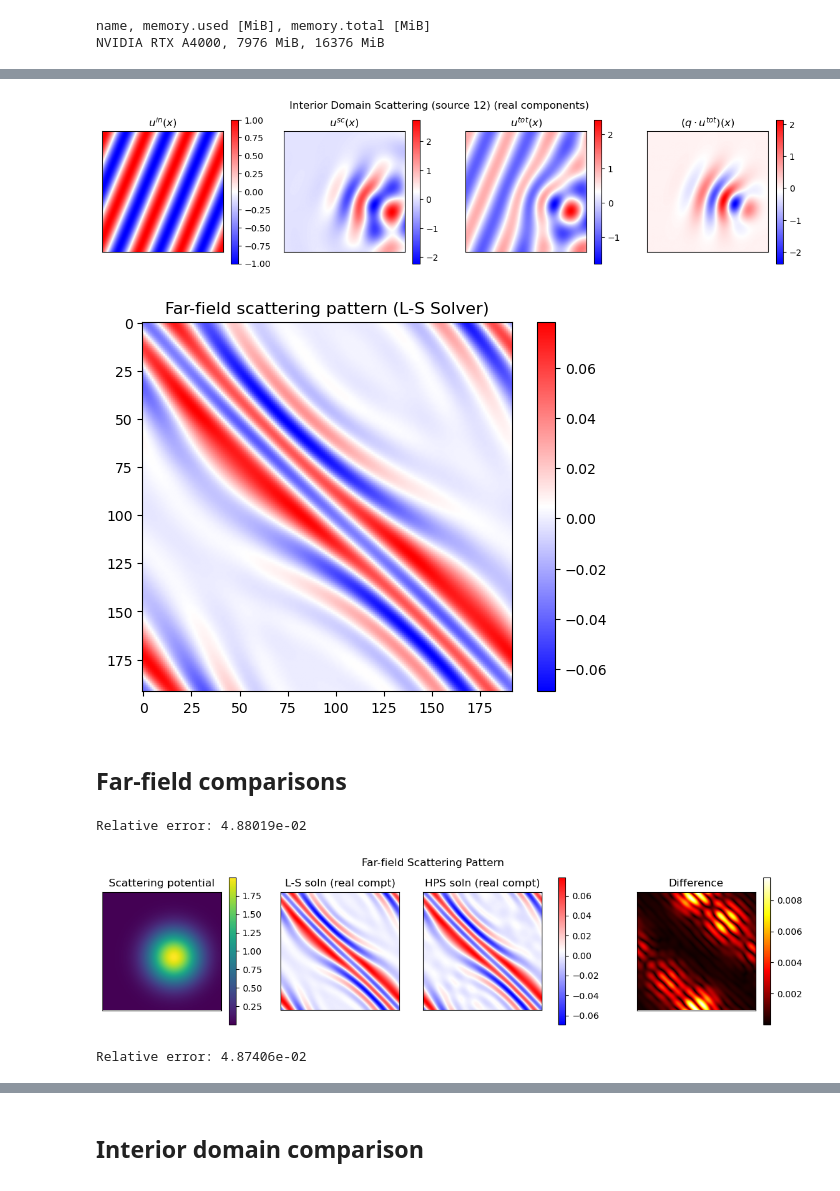
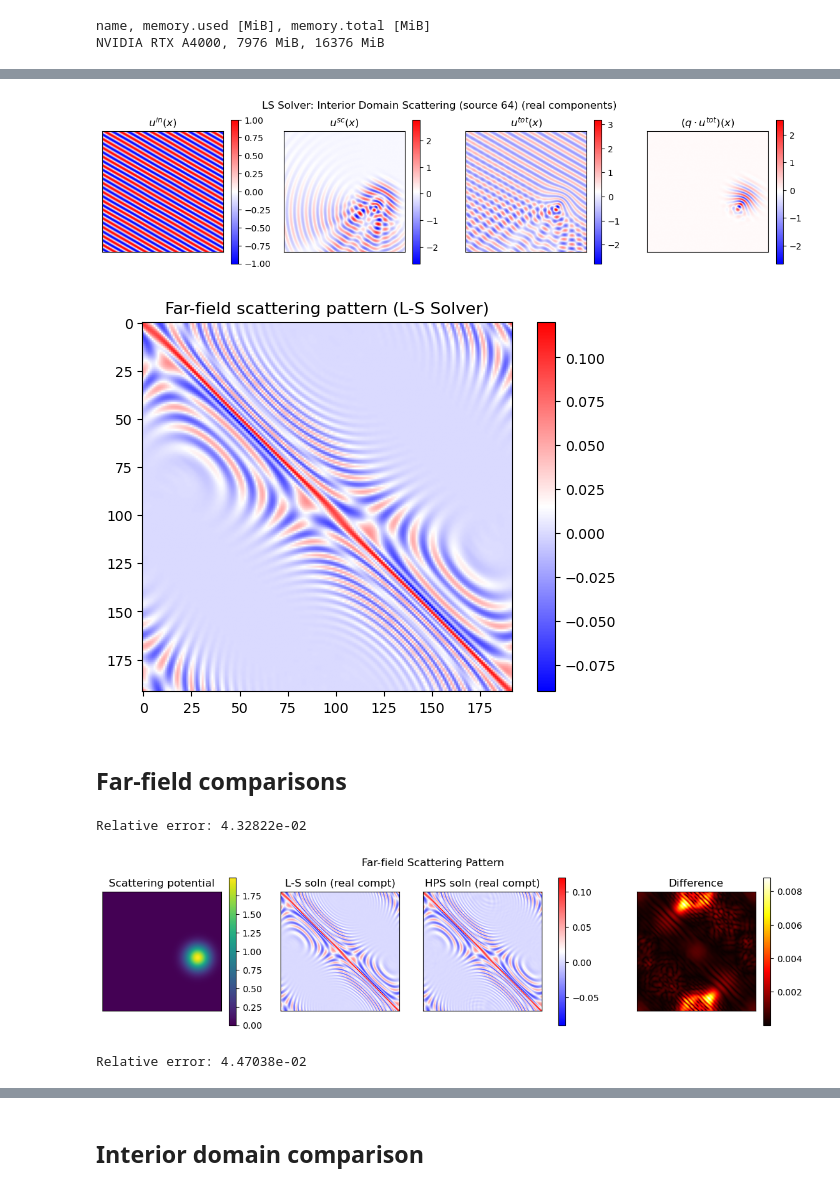
Before and after one commit to oortsang/jaxhps-scattering, a Jupyter notebook: 2025-06-26_lippmann_schwinger_comparison.ipynb, the cells around one changed output, grey strips where cells are left out. Cells and saved outputs as stored; diff of their text form; code cells hidden in the pictures.

```diff
--- a/2025-06-26_lippmann_schwinger_comparison.ipynb
+++ b/2025-06-26_lippmann_schwinger_comparison.ipynb
@@ -674,10 +674,10 @@ def notebook_solve_scattering_problem(
     t_1 = default_timer() - t_0
     return uscat_regular, t_1
 # %%
-bump_center = jnp.array([0.05, 0.1])
+bump_center = jnp.array([0.05, 0.3])
 # bump_center = jnp.array([0.0, 0.0])
 amplitude = 2
-sigma = 0.15
+sigma = 0.07
 q_fn_handle = lambda x: amplitude * jnp.exp(-0.5*jnp.sum( ((x-bump_center)/sigma)**2 ,axis=-1))
 
 # q_fn_handle = lambda x: q_gaussian_bumps(1.5 * x)
@@ -769,11 +769,11 @@ from exterior_solver.exterior_solver_for_Olivia import (
 )
 # %%
 # Basic problem dimensions
-k_str = "20"
+k_str = "100"
 k = float(k_str)
 
 N_x = 192
-L = 4
+L = 3
 p = 16 # chebyshev order
 pm2 = p-2 # gauss-legendre order
 n_per_leaf = int(np.round(N_x / (2**L)))
@@ -788,6 +788,7 @@ source_dirs = jnp.pi/2-jnp.linspace(0, 2*jnp.pi, N_s, endpoint=False)
 # q_fn = lambda x: q_gaussian_bumps(0.7*x)
 q_fn = q_fn_handle
 domain_bounds = jnp.array([-0.5, 0.5, -0.5, 0.5])
+# main_domain_bounds = jnp.array([-1., 1., -1., 1.])
 main_root = DiscretizationNode2D(*domain_bounds)
 main_domain = Domain(p=p, q=p - 2, root=main_root, L=L)
 
@@ -1035,7 +1050,7 @@ verbose = False
 uin = solver_obj._get_uin(torch.tensor(solver_obj.source_dirs, device=device))
 uin_int_ls = jnp.array(uin.detach().cpu().numpy()).T.reshape(N_x, N_x, N_s)
 
-tq_si = torch.tensor(q_si, dtype=torch.float, device=device)
+tq_si = torch.tensor(q_si, dtype=torch.float, device=device, requires_grad=False)
 tqf_si = tq_si.flatten().unsqueeze(-1) # flattened
 b_si  = -(solver_obj.frequency**2 * tqf_si * uin.permute(1, 0)).to(TORCH_CDTYPE)
 
@@ -1098,39 +1113,39 @@ Relative residuals range between 1.505e-07 to 9.862e-07
 # %%
-src_vis_idx = 12
+src_vis_idx = 64
 fig, axes = plot_row(
     [
         jnp.real(uin_int_ls[:,:,src_vis_idx]),
         jnp.real(usc_int_ls[:,:,src_vis_idx].reshape(N_x, N_x)),
         jnp.real(utot_int_ls[:, :, src_vis_idx]).reshape(N_x, N_x),
         jnp.real(q_si * (utot_int_ls[:,:,src_vis_idx]).reshape(N_x, N_x)),
 
     ],
     ["$u^{in}(x)$", "$u^{sc}(x)$", "$u^{tot}(x)$", "$(q\cdot u^{tot})(x)$"],
     cmap_group_lens=[1,1,1,1],
     group_cmaps=["bwr","bwr", "bwr", "bwr"],
     subplot_width=3,
     subplot_height=3,
 )
-fig.suptitle(f"Interior Domain Scattering (source {src_vis_idx}) (real components)")
+fig.suptitle(f"LS Solver: Interior Domain Scattering (source {src_vis_idx}) (real components)")
 for ax in axes:
     ax.set_aspect(1)
 plt.show()
 # %% [output]
-[figure, old version]
+[figure, new version]
 # %%
 plt.title("Far-field scattering pattern (L-S Solver)")
 plt.imshow(np.real(d_rs_low), cmap="bwr")
 plt.colorbar()
 plt.show()
 # %% [output]
-[figure, old version]
+[figure, new version]
 # %% [markdown]
 ## Far-field comparisons
 # %%
 d_rs_err = np.linalg.norm((d_rs_hps - d_rs_low)) / np.linalg.norm((d_rs_low))
 print(f"Relative error: {d_rs_err:.5e}")
 # %% [output]
-Relative error: 4.88019e-02
+Relative error: 4.32822e-02
 # %%
 fig, axes = plot_row(
     [ref_main_q_unif, np.real(d_rs_low), np.real(d_rs_hps), np.abs(d_rs_hps - d_rs_low)],
@@ -1145,7 +1160,7 @@ for ax in axes:
     ax.set_aspect(1)
 plt.show()
 # %% [output]
-[figure, old version]
+[figure, new version]
 # %%
 # Try to compute usc_ext_hps from usc_int_hps... doesn't look good though...
 torch_utot_int_hps = torch.tensor(np.array(utot_int_hps), device=device).reshape(-1,N_s).T.type(torch.complex64)
@@ -1156,7 +1171,7 @@ d_rs_hps_alt = -usc_ext_hps_alt.T.detach().cpu().numpy() # why is there a sign d
 d_rs_hps_alt_err = np.linalg.norm((d_rs_hps_alt - d_rs_low)) / np.linalg.norm((d_rs_low))
 print(f"Relative error: {d_rs_hps_alt_err:.5e}")
 # %% [output]
-Relative error: 4.87406e-02
+Relative error: 4.47038e-02
 # %%
 fig, axes = plot_row(
     [ref_main_q_unif, np.real(d_rs_low), np.real(d_rs_hps_alt), np.abs(d_rs_hps - d_rs_low)],
```
Also changed, not shown: parts of 25 cells of this notebook, 5 other files.
